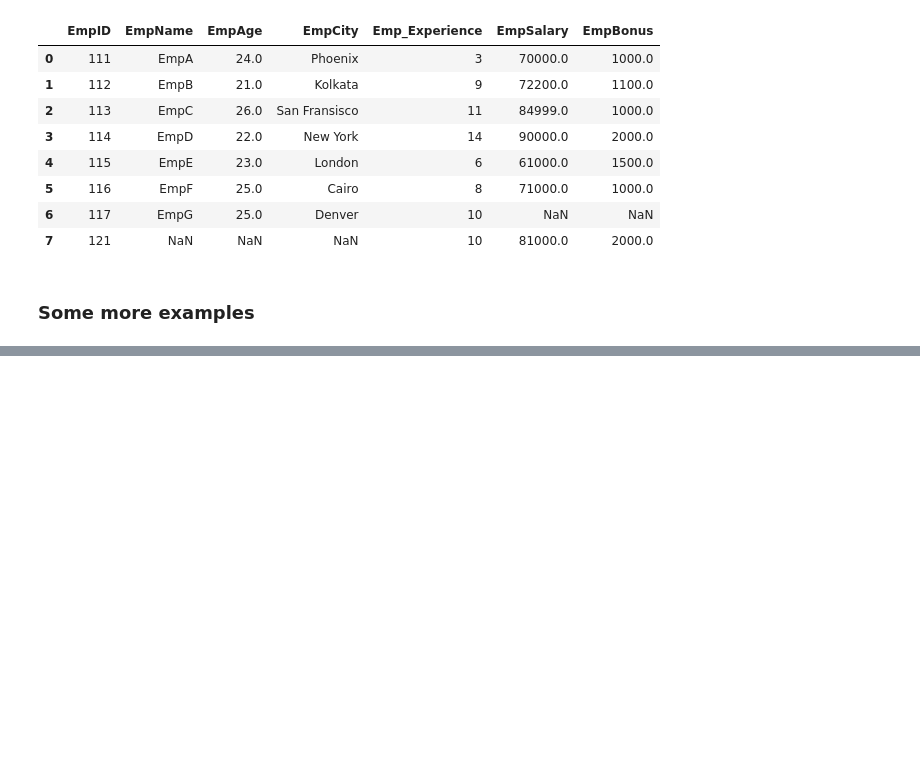
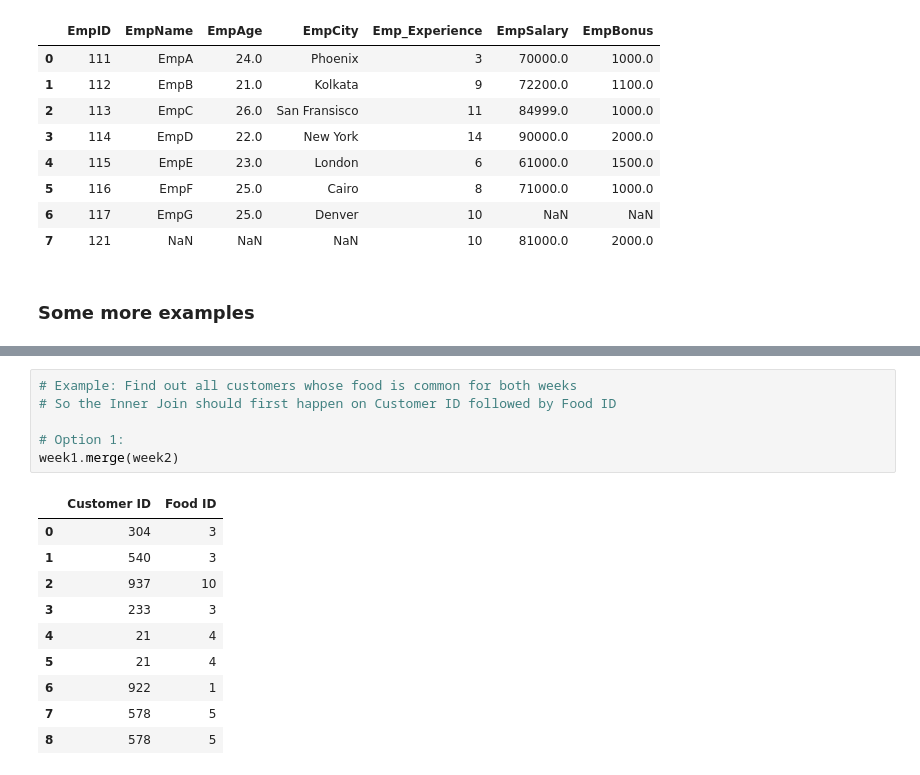
Before and after one commit to selfstarter39/ml_ds, a Jupyter notebook: data_wrangling/merge-pandas.ipynb, the cells around one changed output, grey strips where cells are left out. Drawn from its saved outputs; the diff is of its cells as text; blank space fills up the shorter version.

```diff
--- a/data_wrangling/merge-pandas.ipynb
+++ b/data_wrangling/merge-pandas.ipynb
@@ -199,0 +179,17 @@ superbowl.merge(tv).head(n=10)
+# %%
+# Example: Find out all customers whose food is common for both weeks
+# So the Inner Join should first happen on Customer ID followed by Food ID
+
+# Option 1:
+week1.merge(week2)
+# %% [output]
+|  | Customer ID | Food ID |
+| 0 | 304 | 3 |
+| 1 | 540 | 3 |
+| 2 | 937 | 10 |
+| 3 | 233 | 3 |
+| 4 | 21 | 4 |
+| 5 | 21 | 4 |
+| 6 | 922 | 1 |
+| 7 | 578 | 5 |
+| 8 | 578 | 5 |
```
Also changed, not shown: parts of 16 cells of this notebook, 4 other files.
